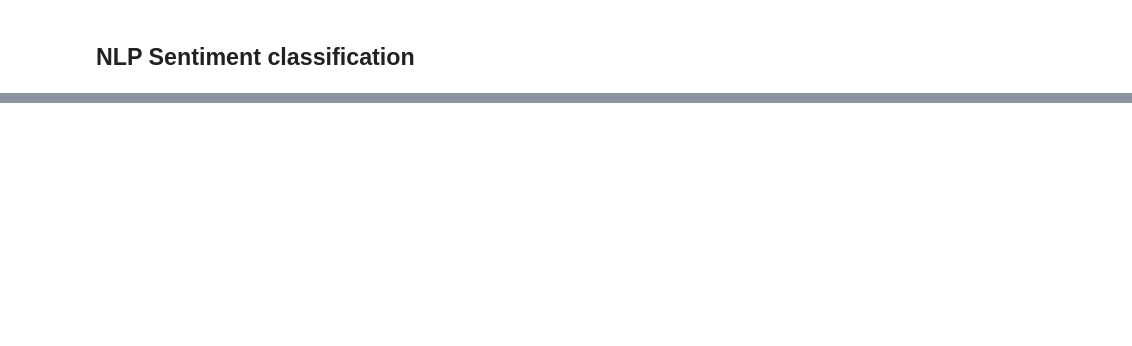
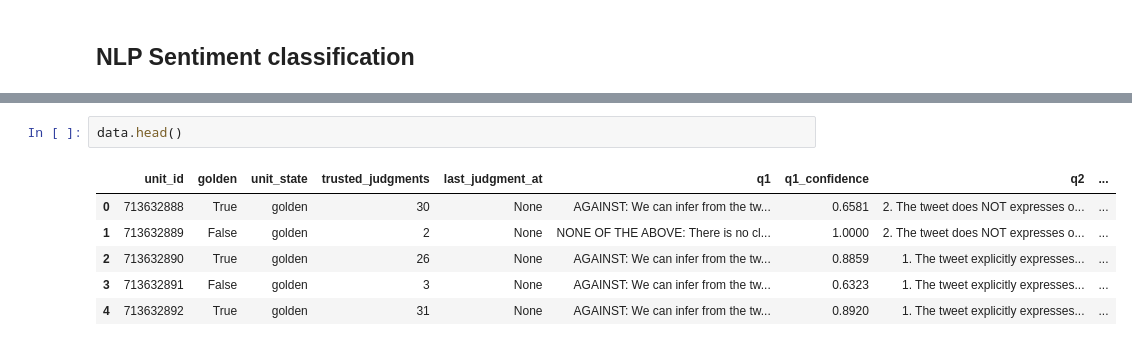
Before and after one commit to amalenkr/NLP--Progressive-issues-sentiment-, a Jupyter notebook: 3- Python/script_Amalou.ipynb, the cells around one changed output, grey strips where cells are left out. Cells and saved outputs as stored; diff of their text form; blank space fills up the shorter version.

```diff
--- a/3- Python/script_Amalou.ipynb
+++ b/3- Python/script_Amalou.ipynb
@@ -24,0 +36,9 @@ pckl.load(open('data_query.p','rb'))
+# %%
+data.head()
+# %% [output]
+|  | unit_id | golden | unit_state | trusted_judgments | last_judgment_at | q1 | q1_confidence | q2 | ... |
+| 0 | 713632888 | True | golden | 30 | None | AGAINST: We can infer from the tw... | 0.6581 | 2. The tweet does NOT expresses o... | ... |
+| 1 | 713632889 | False | golden | 2 | None | NONE OF THE ABOVE: There is no cl... | 1.0000 | 2. The tweet does NOT expresses o... | ... |
+| 2 | 713632890 | True | golden | 26 | None | AGAINST: We can infer from the tw... | 0.8859 | 1. The tweet explicitly expresses... | ... |
+| 3 | 713632891 | False | golden | 3 | None | AGAINST: We can infer from the tw... | 0.6323 | 1. The tweet explicitly expresses... | ... |
+| 4 | 713632892 | True | golden | 31 | None | AGAINST: We can infer from the tw... | 0.8920 | 1. The tweet explicitly expresses... | ... |
```
Also changed, not shown: parts of 20 cells of this notebook, 1 other file.
